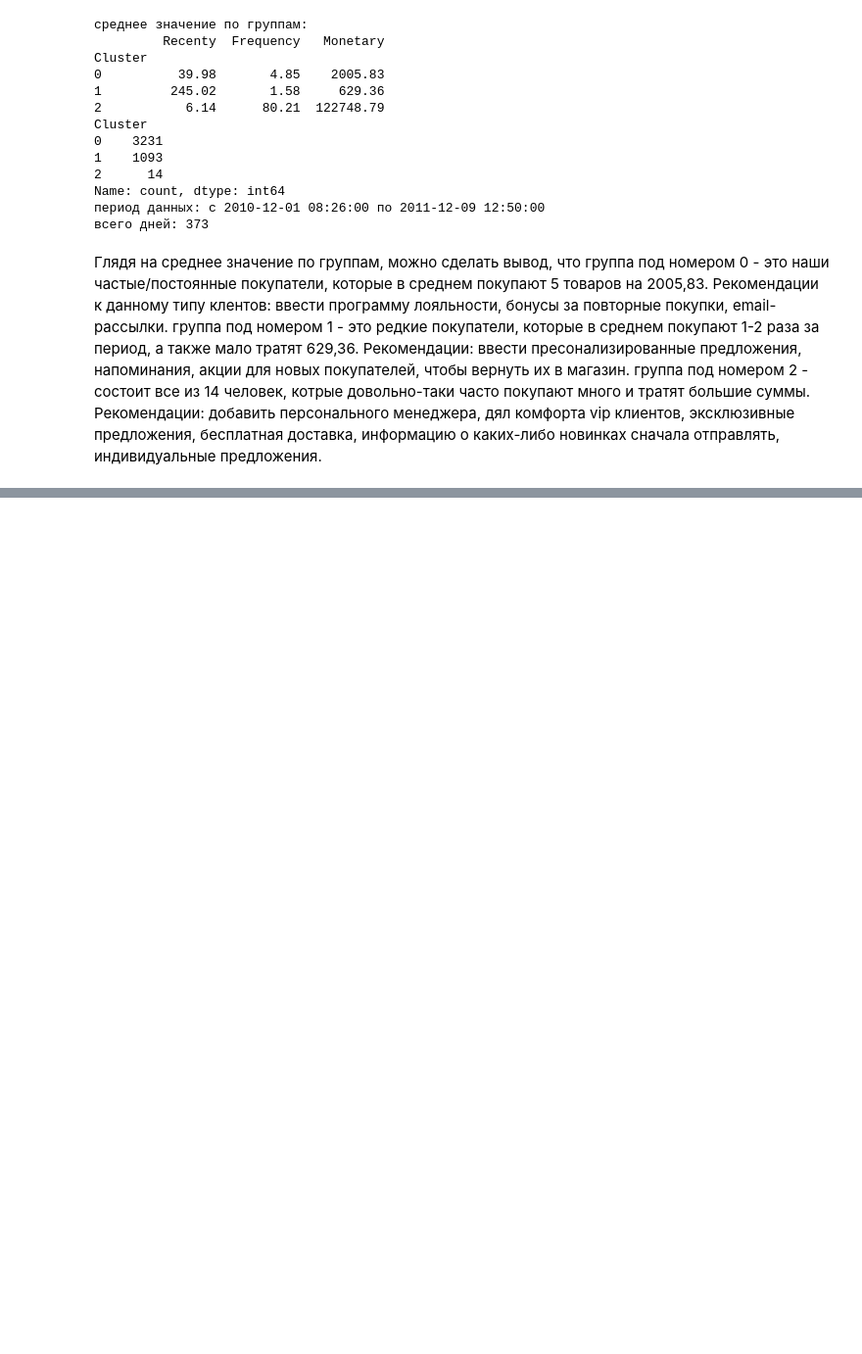
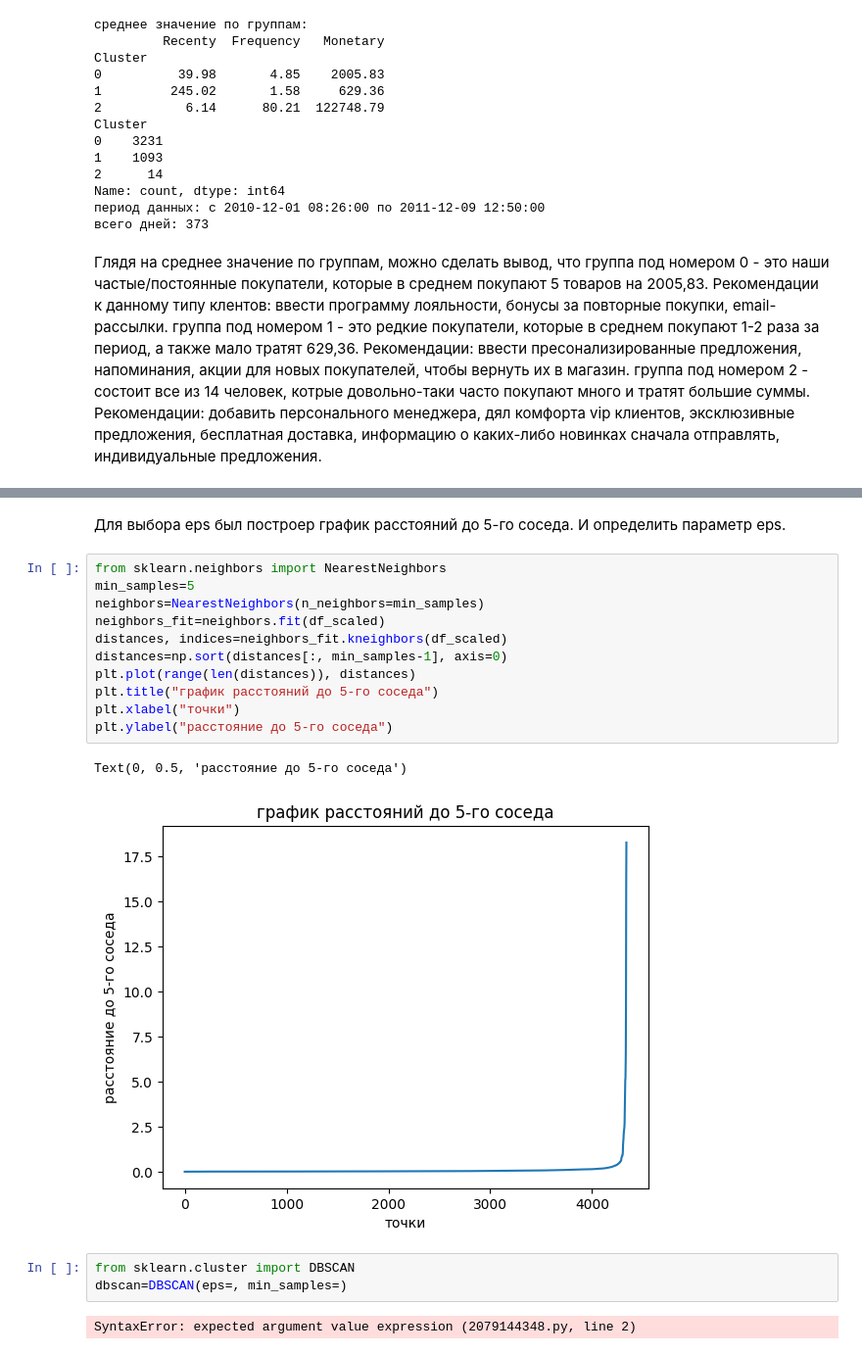
Before and after one commit to sgreysea/segmentation_customer, a Jupyter notebook: notebook/segmentationcustomer.ipynb, the cells around one changed output, grey strips where cells are left out. Shown at 98% size. Drawn from its saved outputs; the diff is of its cells as text; blank space fills up the shorter version.

Commit message:
доб непонятный график

```diff
--- a/notebook/segmentationcustomer.ipynb
+++ b/notebook/segmentationcustomer.ipynb
@@ -205,0 +215,21 @@ Name: count, dtype: int64
+# %% [markdown]
+Для выбора eps был построер график расстояний до 5-го соседа. И определить параметр eps.
+# %%
+from sklearn.neighbors import NearestNeighbors
+min_samples=5
+neighbors=NearestNeighbors(n_neighbors=min_samples)
+neighbors_fit=neighbors.fit(df_scaled)
+distances, indices=neighbors_fit.kneighbors(df_scaled)
+distances=np.sort(distances[:, min_samples-1], axis=0)
+plt.plot(range(len(distances)), distances)
+plt.title("график расстояний до 5-го соседа")
+plt.xlabel("точки")
+plt.ylabel("расстояние до 5-го соседа")
+# %% [output]
+Text(0, 0.5, 'расстояние до 5-го соседа')
+[figure, added]
+# %%
+from sklearn.cluster import DBSCAN
+dbscan=DBSCAN(eps=, min_samples=)
+# %% [output]
+SyntaxError: expected argument value expression (2079144348.py, line 2)
```
Also changed, not shown: parts of 4 cells of this notebook.
